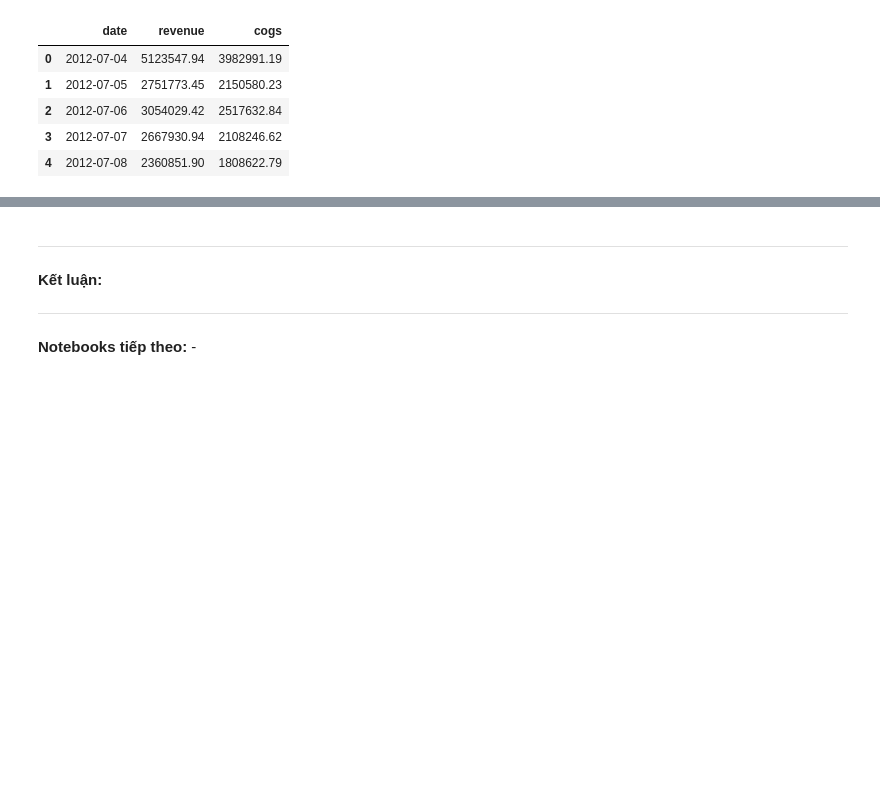
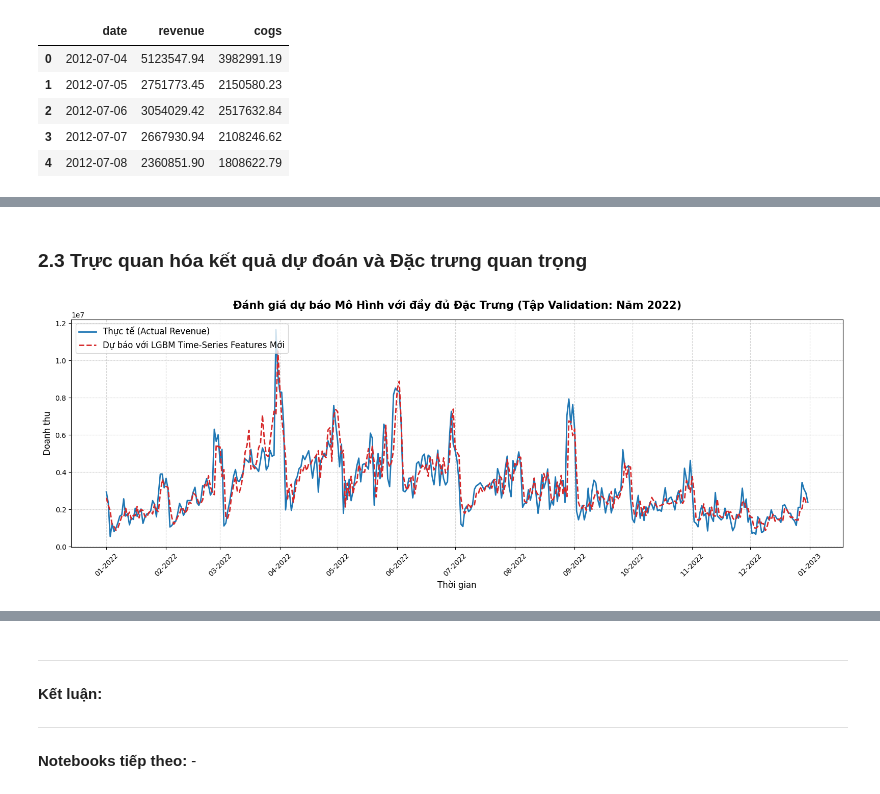
Before and after one commit to anhthu0910/vimchanhxa-datathon, a Jupyter notebook: notebooks/05_FEATURES_ENGINEER_.ipynb, the cells around one changed output, grey strips where cells are left out. Drawn from its saved outputs; the diff is of its cells as text; code cells hidden in the pictures; blank space fills up the shorter version.

```diff
--- a/notebooks/05_FEATURES_ENGINEER_.ipynb
+++ b/notebooks/05_FEATURES_ENGINEER_.ipynb
@@ -50,0 +58,4 @@ df.head()
+# %%
+# Lấy dữ liệu doanh thu
+df_revenue = df.drop('cogs', axis=1)
+df_revenue.head()
@@ -50,0 +182,30 @@ df.head()
+# %% [markdown]
+### 2.3 Trực quan hóa kết quả dự đoán và Đặc trưng quan trọng
+# %%
+import matplotlib.pyplot as plt
+import matplotlib.dates as mdates
+import lightgbm as lgb
+import pandas as pd
+
+# --- 1. VẼ BIỂU ĐỒ SO SÁNH THỰC TẾ & DỰ ĐOÁN TẬP TEST (2022) ---
+plt.figure(figsize=(16, 6))
+
+# Vẽ 2 đường Thực tế (Màu xanh) và Dự báo LGBM Features (Màu đỏ)
+plt.plot(val_lgbm_features['date'], val_lgbm_features['revenue'], label='Thực tế (Actual Revenue)', color='#1f77b4', linewidth=2)
+plt.plot(val_lgbm_features['date'], val_lgbm_features['lgbm_revenue'], label='Dự báo với LGBM Time-Series Features Mới', color='#d62728', linestyle='--', linewidth=2)
+
+plt.title('Đánh giá dự báo Mô Hình với đầy đủ Đặc Trưng (Tập Validation: Năm 2022)', fontsize=15, fontweight='bold', pad=15)
+plt.xlabel('Thời gian', fontsize=12)
+plt.ylabel('Doanh thu', fontsize=12)
+
+ax = plt.gca()
+ax.xaxis.set_major_locator(mdates.MonthLocator())
+ax.xaxis.set_major_formatter(mdates.DateFormatter('%m-%Y'))
+plt.xticks(rotation=45)
+
+plt.grid(axis='both', linestyle='--', alpha=0.5)
+plt.legend(loc='upper left', fontsize=12)
+plt.tight_layout()
+plt.show()
+# %% [output]
+[figure, added]
```
Also changed, not shown: parts of 11 cells of this notebook, 3 other files.
